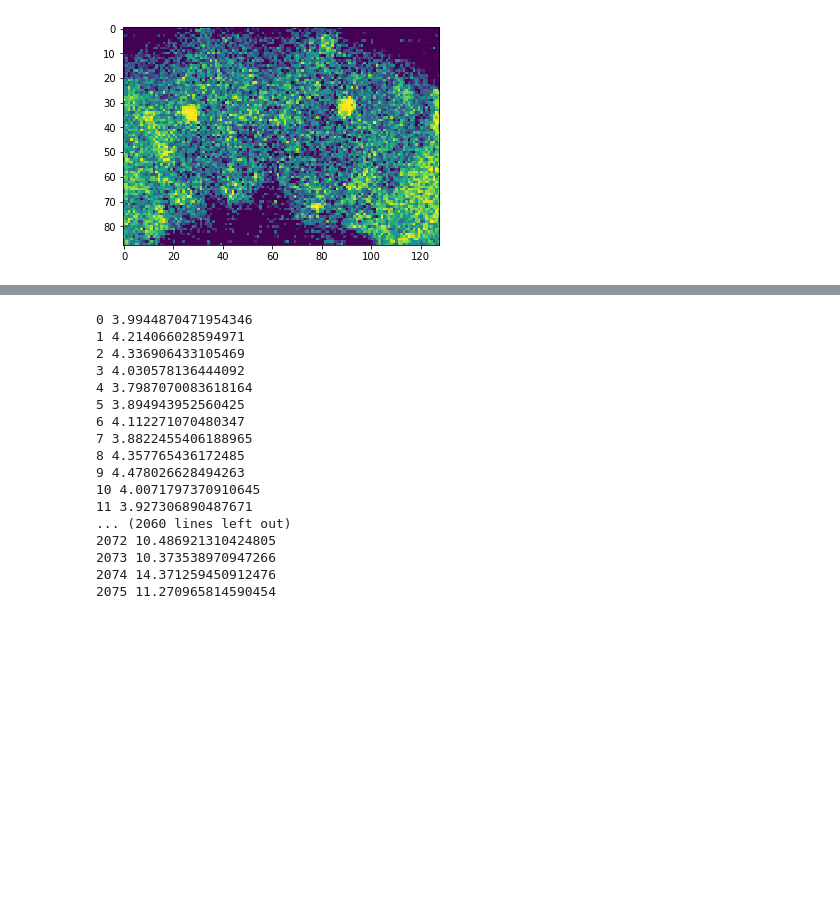
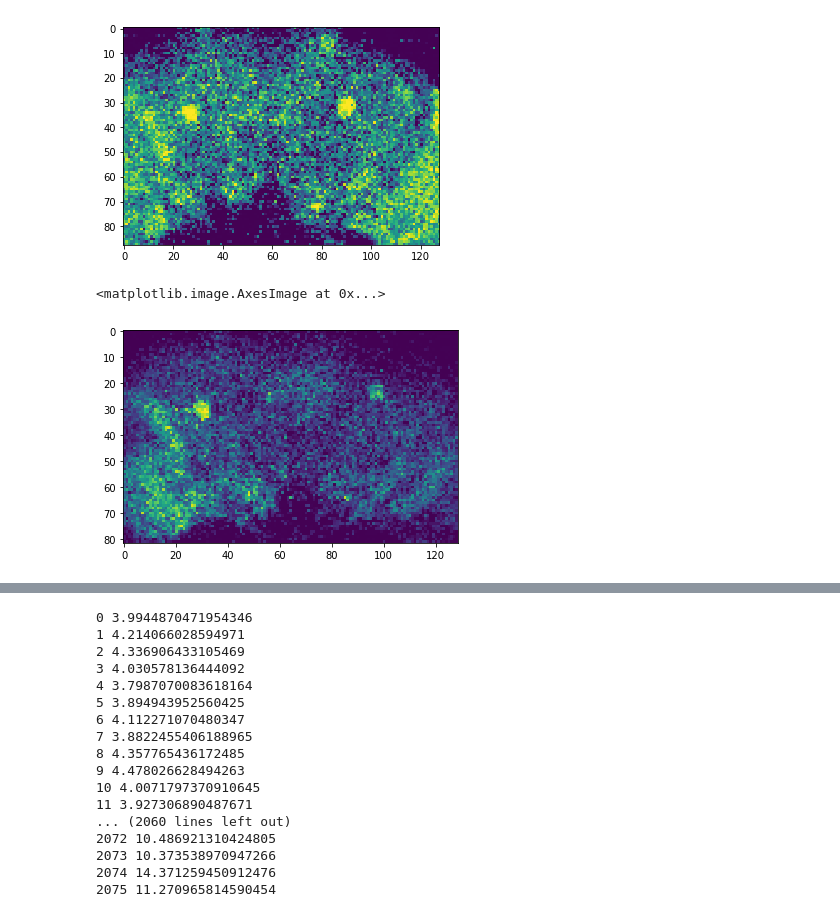
Before and after one commit to bellabrez/bigbadbrain, a Jupyter notebook: Motion Correction.ipynb, the cells around one changed output, grey strips where cells are left out. Saved outputs shown, nothing was run; the diff lists cells and outputs as text; code cells hidden in the pictures; blank space fills up the shorter version.

```diff
--- a/Motion Correction.ipynb
+++ b/Motion Correction.ipynb
@@ -73,6 +75,36 @@ def set_resolution(brain, xml_file):
     try:
         brain.set_spacing([x,y,z])
     except:
-        pass
+        print('Failed')
+
+def get_resolution(xml_file):
+    tree = ET.parse(xml_file)
+    root = tree.getroot()
+    statevalues = root.findall('PVStateShard')[0].findall('PVStateValue')
+    for statevalue in statevalues:
+        key = statevalue.get('key')
+        if key == 'micronsPerPixel':
+            indices = statevalue.findall('IndexedValue')
+            for index in indices:
+                axis = index.get('index')
+                if axis == 'XAxis':
+                    x = float(index.get('value'))
+                elif axis == 'YAxis':
+                    y = float(index.get('value'))
+                elif axis == 'ZAxis':
+                    z = float(index.get('value'))
+                else:
+                    print('Error')
+    return x, y, z
+
+def send_email(subject='', message=''):
+    server = smtplib.SMTP('smtp.gmail.com', 587)
+    server.starttls()
+    server.login("python.notific@gmail.com", "9!tTT77x!ma8cGy")
+
+    msg = MIMEText(message)
+    msg['Subject'] = subject
+
+    to = "brezovec@stanford.edu"
+    server.sendmail(to, to, msg.as_string())
+    server.quit()
-# %%
-brain_folder = '/oak/stanford/groups/trc/data/Brezovec/2P_Imaging/20190101_walking_dataset/fly_8/functional.nii'
@@ -113 +234,9 @@ brains[4]
+# %%
+numpy_brain = brain.numpy()
+brain_vol = ants.from_numpy(numpy_brain[:,:,:,0])
+# %%
+plt.imshow(brain_vol[:,:,20])
+# %% [output]
+<matplotlib.image.AxesImage at 0x...>
+[figure, added]
 # %%
```
Also changed, not shown: parts of 29 cells of this notebook, 1 other file.
